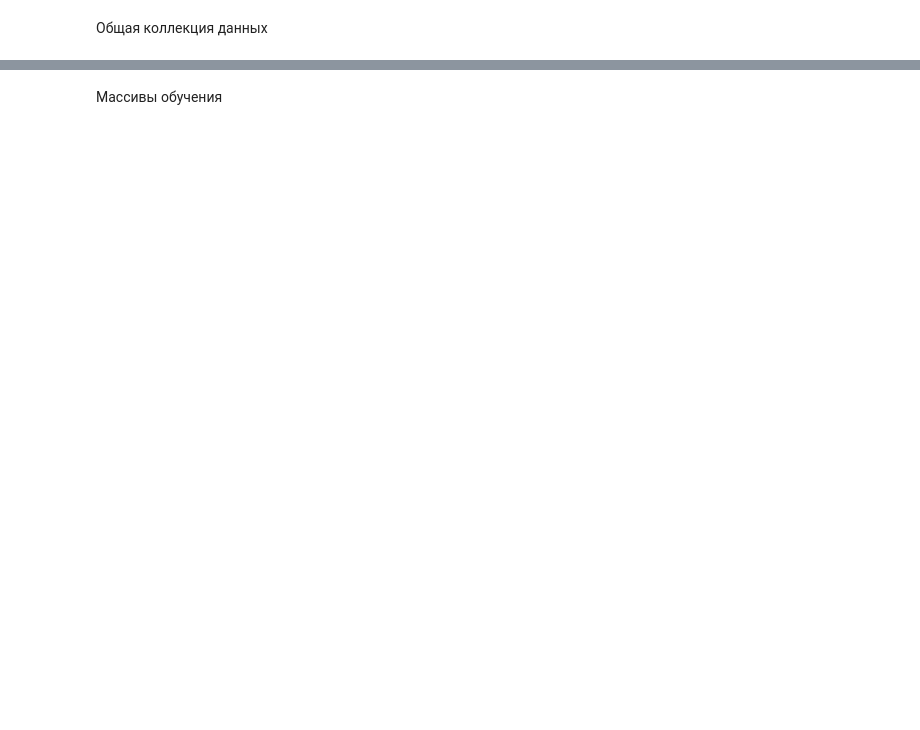
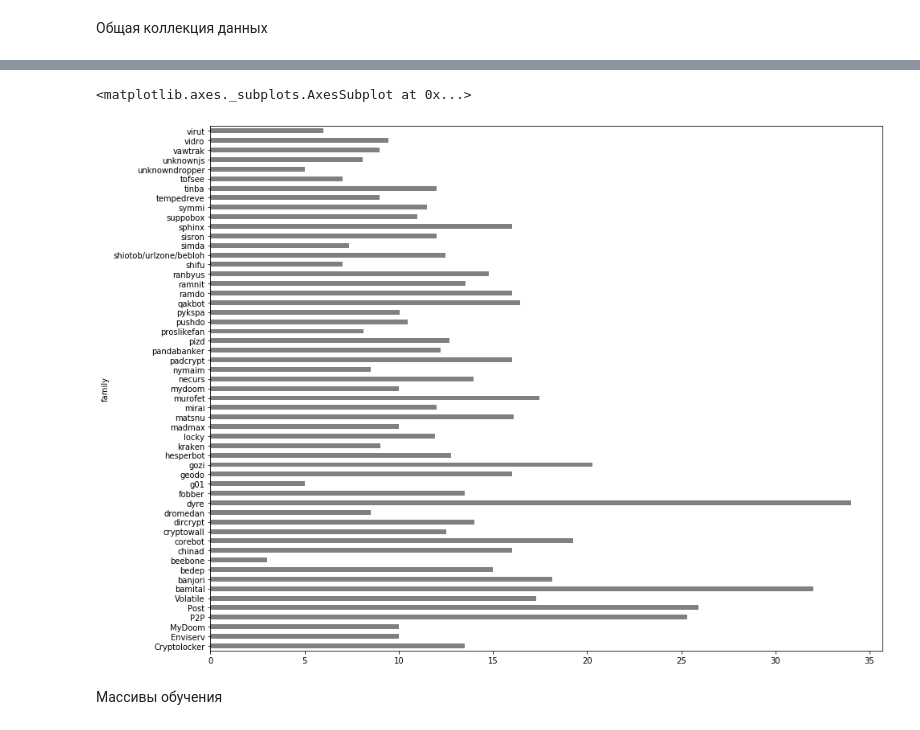
Before and after one commit to exctzo/bmstu_res, a Jupyter notebook: multiclass_neural.ipynb, the cells around one changed output, grey strips where cells are left out. Cells and saved outputs as stored; diff of their text form; code cells hidden in the pictures; blank space fills up the shorter version.

```diff
--- a/multiclass_neural.ipynb
+++ b/multiclass_neural.ipynb
@@ -73,3 +103,9 @@ all_data_dict
+# %%
+# Распределение длин доменов относительно семейств
+dga_data_dict.groupby('family')['domain'].apply(lambda x: np.mean(x.str.len())).plot(kind='barh', figsize=(15,12), color='Grey')
+# %% [output]
+<matplotlib.axes._subplots.AxesSubplot at 0x...>
+[figure, added]
 # %% [markdown]
 Массивы обучения
 # %%
```
Also changed, not shown: parts of 52 cells of this notebook, 4 other files.
